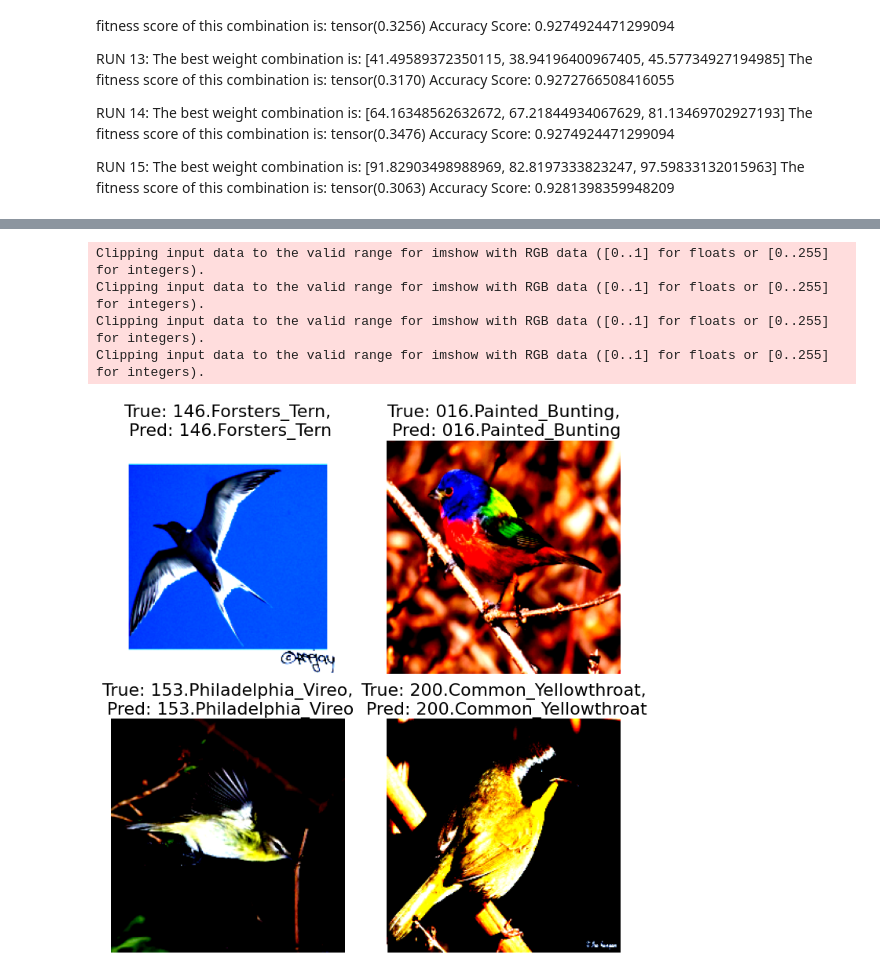
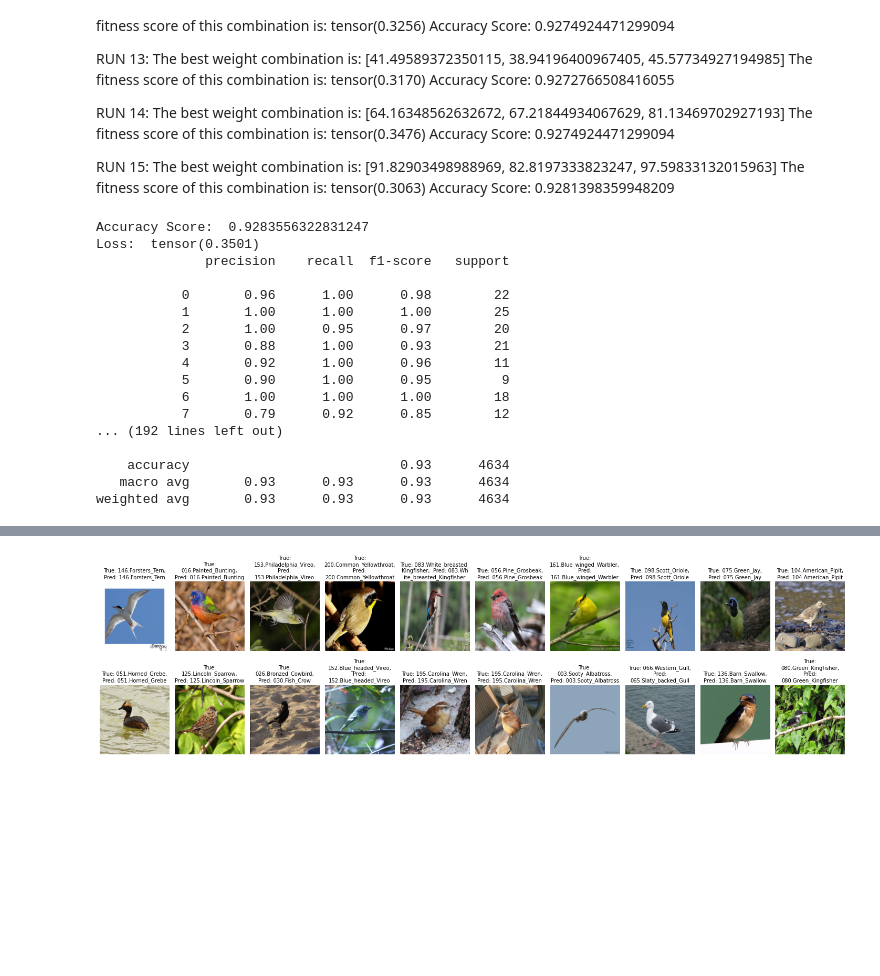
Before and after one commit to wamikamalik/CS5242-Bird-Species-Recognition, a Jupyter notebook: Submission Code/ensemble/ensemble_classifiers.ipynb, the cells around one changed output, grey strips where cells are left out. Drawn from its saved outputs; the diff is of its cells as text; code cells hidden in the pictures; blank space fills up the shorter version.

```diff
--- a/Submission Code/ensemble/ensemble_classifiers.ipynb
+++ b/Submission Code/ensemble/ensemble_classifiers.ipynb
@@ -754,7 +724,26 @@ final_preds = np.argmax(final_predictions, axis=1)
 expected_output_labels = np.argmax(data_outputs, axis=1)
 print("Accuracy Score: ", accuracy_score(expected_output_labels, final_preds))
 print("Loss: ", fitness(final_predictions, data_outputs))
-print(classification_report(expected_output_labels, final_preds))
+report = classification_report(expected_output_labels, final_preds)
+print(report)
+# %% [output]
+Accuracy Score:  0.9283556322831247
+Loss:  tensor(0.3501)
+              precision    recall  f1-score   support
+
+           0       0.96      1.00      0.98        22
+           1       1.00      1.00      1.00        25
+           2       1.00      0.95      0.97        20
+           3       0.88      1.00      0.93        21
+           4       0.92      1.00      0.96        11
+           5       0.90      1.00      0.95         9
+           6       1.00      1.00      1.00        18
+           7       0.79      0.92      0.85        12
+... (192 lines left out)
+
+    accuracy                           0.93      4634
+   macro avg       0.93      0.93      0.93      4634
+weighted avg       0.93      0.93      0.93      4634
 # %%
 from sklearn.metrics import confusion_matrix
 
@@ -779,10 +768,10 @@ Saving confusion matrix...
 # %%
 import matplotlib.pyplot as plt
 
-# Get 4 random samples from the test set
+# Get 6 random samples from the test set
 samples, labels = next(iter(test_loader))
-samples = samples[:4]
-labels = labels[:4]
+samples = samples[:20]
+labels = labels[:20]
 
 # Move to device
 samples = samples.to(device)
@@ -794,41 +783,52 @@ with torch.no_grad():
     model1_preds = model1(samples)
     model2_preds = model2(samples)
     model3_preds = model3(samples)
     model1_preds = model1_preds.cpu()
     model2_preds = model2_preds.cpu()
     model3_preds = model3_preds.cpu()
 
     # Get final prediction of data based on the best weight combination
     final_predictions = [weighted_probability(num_of_classifiers, num_of_classes, [model1_preds[i], model2_preds[i], model3_preds[i]], best_weights) for i in range(0, len(model1_preds))]
     final_predictions = np.array(final_predictions)
 
     # Get the final classification report
     final_predictions = np.argmax(final_predictions, axis=1)
     expected_output_labels = np.argmax(data_outputs, axis=1)
     outputs = model1(samples)
     _, preds = torch.max(outputs, 1)
 
 # Move samples and labels back to CPU for displaying
 samples = samples.cpu()
 labels = labels.cpu()
 preds = preds.cpu()
 
 # Get the dictionary mapping from label numbers to class names
 label_to_name = {i: name for i, name in enumerate(combined_dataset.classes)}
 
+# Define the mean and std if you haven't already
+mean = np.array([0.485, 0.456, 0.406])
+std = np.array([0.229, 0.224, 0.225])
+
+# Un-normalize the image
+def unnormalize(img):
+    img = img.numpy().transpose((1, 2, 0))
+    img = std * img + mean
+    img = np.clip(img, 0, 1)
+    return img
+
+import textwrap
+
 # Plot the images along with their true and predicted labels
-fig, axs = plt.subplots(2, 2, figsize=(10, 10))
-for i in range(4):
-    row = i // 2
-    col = i % 2
-    axs[row, col].imshow(np.transpose(samples[i], (1, 2, 0)))  # Un-normalize here if necessary
-    axs[row, col].set_title(f'True: {label_to_name[labels[i].item()]},\n Pred: {label_to_name[preds[i].item()]}', fontsize=22)
+fig, axs = plt.subplots(2, 10, figsize=(20, 6))  # Adjusted subplot parameters
+for i in range(20):  # Loop over 20 images
+    row = i // 10
+    col = i % 10
+    axs[row, col].imshow(unnormalize(samples[i]))  # Un-normalize here
+    title_text = f'True: {label_to_name[labels[i].item()]},\n Pred: {label_to_name[preds[i].item()]}'
+    title_text = '\n'.join(textwrap.wrap(title_text, 25))  # Wrap text if it's too long
+    axs[row, col].set_title(title_text, fontsize=10)  # Adjusted fontsize
     axs[row, col].axis('off')
 plt.tight_layout()
 plt.show()
 # %% [output]
-Clipping input data to the valid range for imshow with RGB data ([0..1] for floats or [0..255] for integers).
-Clipping input data to the valid range for imshow with RGB data ([0..1] for floats or [0..255] for integers).
-Clipping input data to the valid range for imshow with RGB data ([0..1] for floats or [0..255] for integers).
-Clipping input data to the valid range for imshow with RGB data ([0..1] for floats or [0..255] for integers).
-[figure, old version]
+[figure, new version]
```
Also changed, not shown: parts of 1 cell of this notebook, 18 other files.
